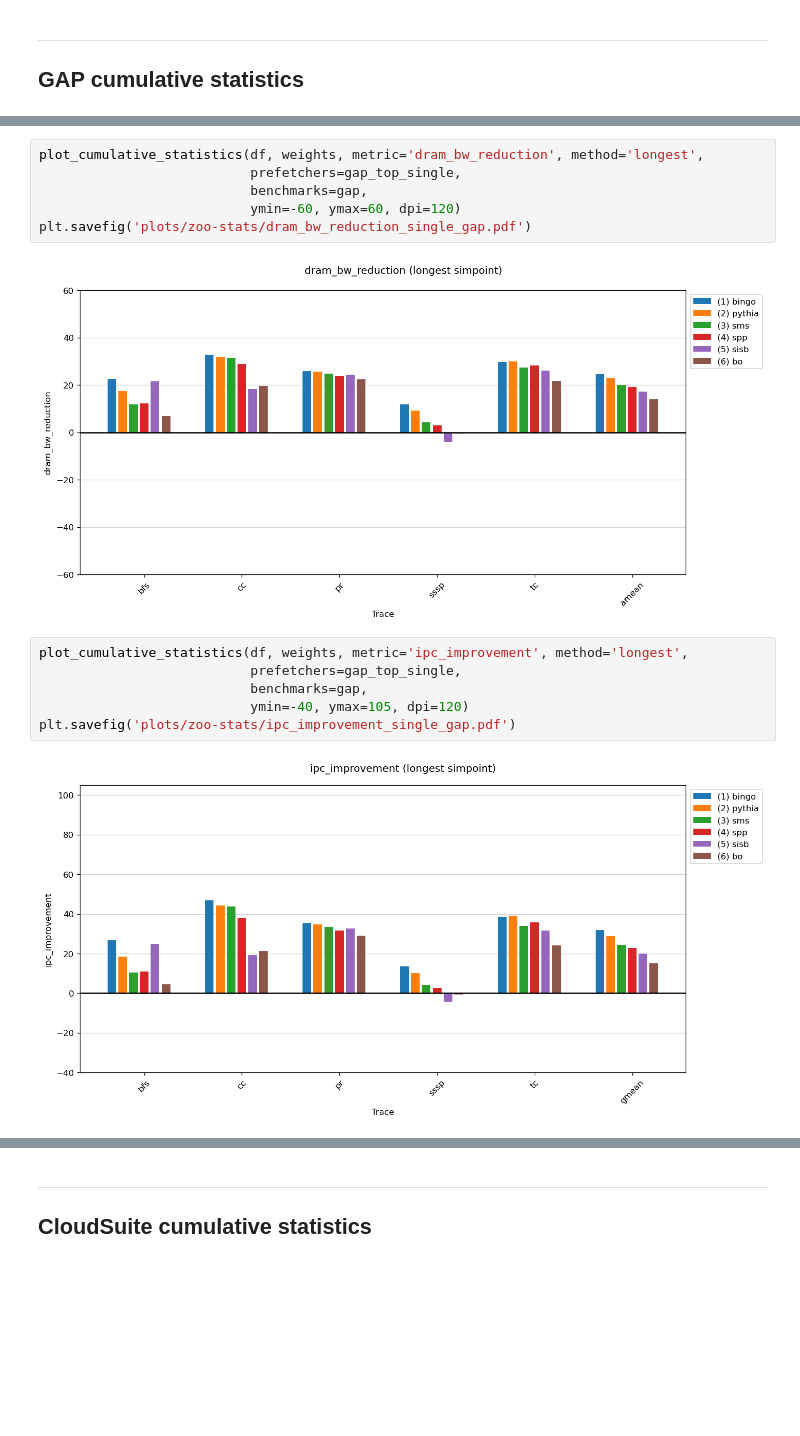
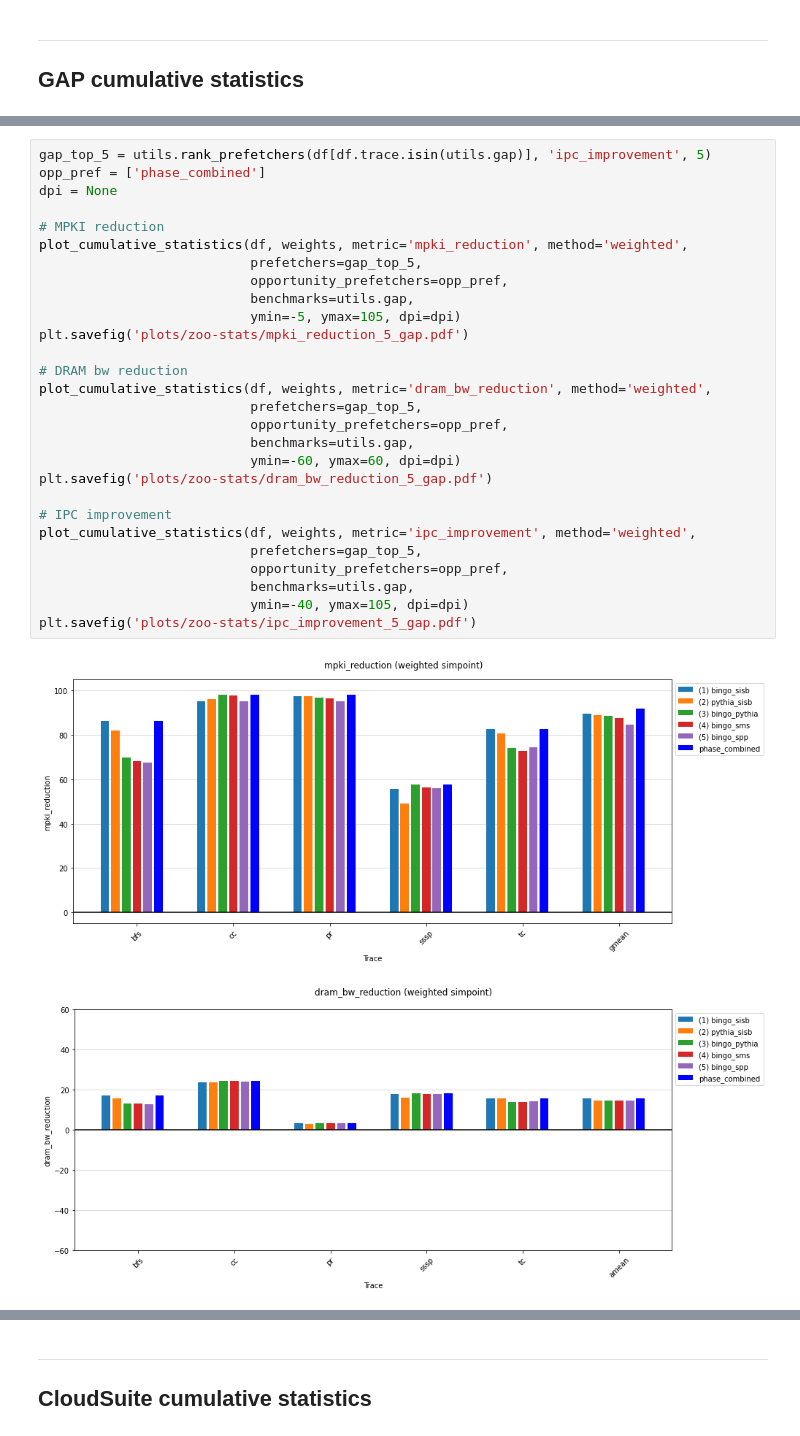
Before and after one commit to cmolder/prefetcher-zoo-analysis, a Jupyter notebook: 20220327-zoo-stats.ipynb, the cells around one changed output, grey strips where cells are left out. Saved outputs shown, nothing was run; the diff lists cells and outputs as text; blank space fills up the shorter version.

```diff
--- a/20220327-zoo-stats.ipynb
+++ b/20220327-zoo-stats.ipynb
@@ -392,16 +261,31 @@ plt.savefig('plots/zoo-stats/mpki_reduction_single_gap.pdf')
-# %%
-plot_cumulative_statistics(df, weights, metric='dram_bw_reduction', method='longest',
-                           prefetchers=gap_top_single,
-                           benchmarks=gap,
-                           ymin=-60, ymax=60, dpi=120)
-plt.savefig('plots/zoo-stats/dram_bw_reduction_single_gap.pdf')
-# %% [output]
-[figure, removed]
-# %%
-plot_cumulative_statistics(df, weights, metric='ipc_improvement', method='longest',
-                           prefetchers=gap_top_single,
-                           benchmarks=gap,
-                           ymin=-40, ymax=105, dpi=120)
-plt.savefig('plots/zoo-stats/ipc_improvement_single_gap.pdf')
-# %% [output]
-[figure, removed]
+# %%
+gap_top_5 = utils.rank_prefetchers(df[df.trace.isin(utils.gap)], 'ipc_improvement', 5)
+opp_pref = ['phase_combined']
+dpi = None
+
+# MPKI reduction
+plot_cumulative_statistics(df, weights, metric='mpki_reduction', method='weighted',
+                           prefetchers=gap_top_5,
+                           opportunity_prefetchers=opp_pref,
+                           benchmarks=utils.gap,
+                           ymin=-5, ymax=105, dpi=dpi)
+plt.savefig('plots/zoo-stats/mpki_reduction_5_gap.pdf')
+
+# DRAM bw reduction
+plot_cumulative_statistics(df, weights, metric='dram_bw_reduction', method='weighted',
+                           prefetchers=gap_top_5,
+                           opportunity_prefetchers=opp_pref,
+                           benchmarks=utils.gap,
+                           ymin=-60, ymax=60, dpi=dpi)
+plt.savefig('plots/zoo-stats/dram_bw_reduction_5_gap.pdf')
+
+# IPC improvement
+plot_cumulative_statistics(df, weights, metric='ipc_improvement', method='weighted',
+                           prefetchers=gap_top_5,
+                           opportunity_prefetchers=opp_pref,
+                           benchmarks=utils.gap,
+                           ymin=-40, ymax=105, dpi=dpi)
+plt.savefig('plots/zoo-stats/ipc_improvement_5_gap.pdf')
+# %% [output]
+[figure, added]
+[figure, added]
```
Also changed, not shown: parts of 58 cells of this notebook, 3 other files.
